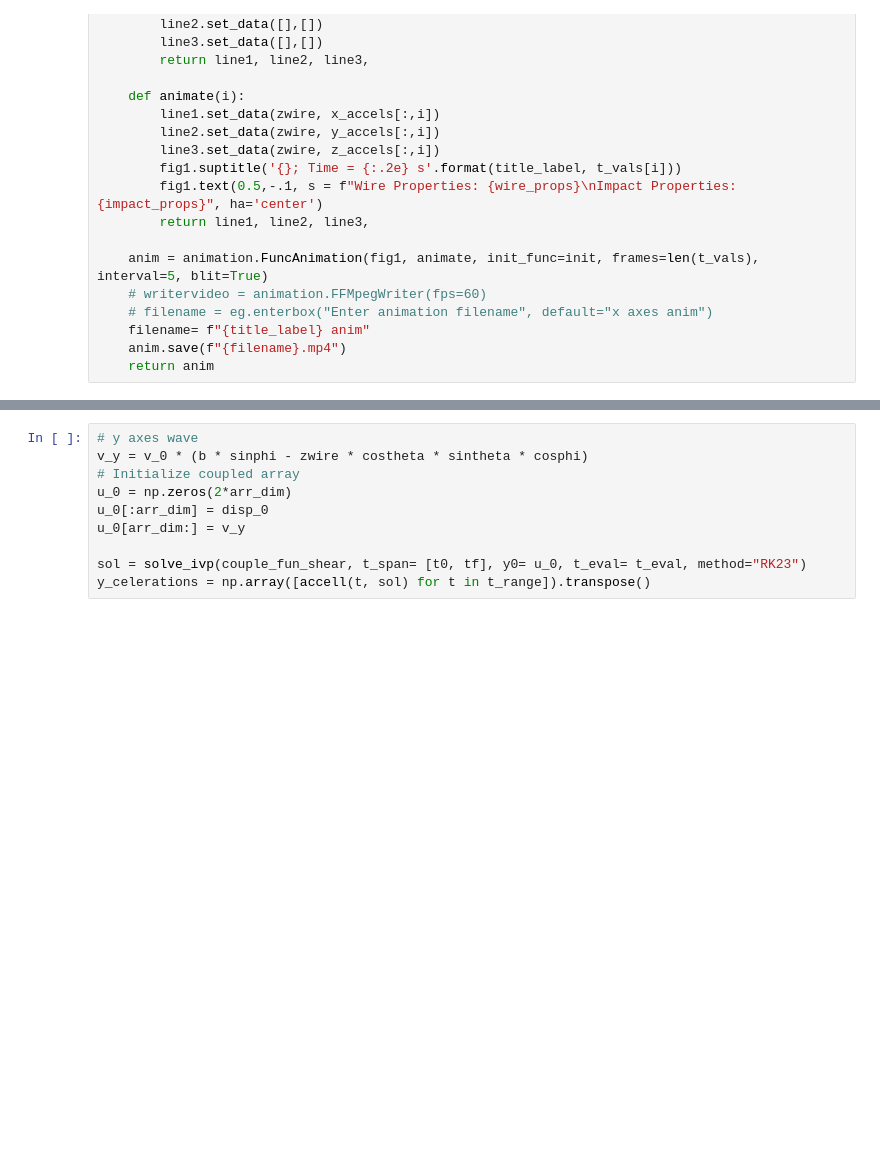
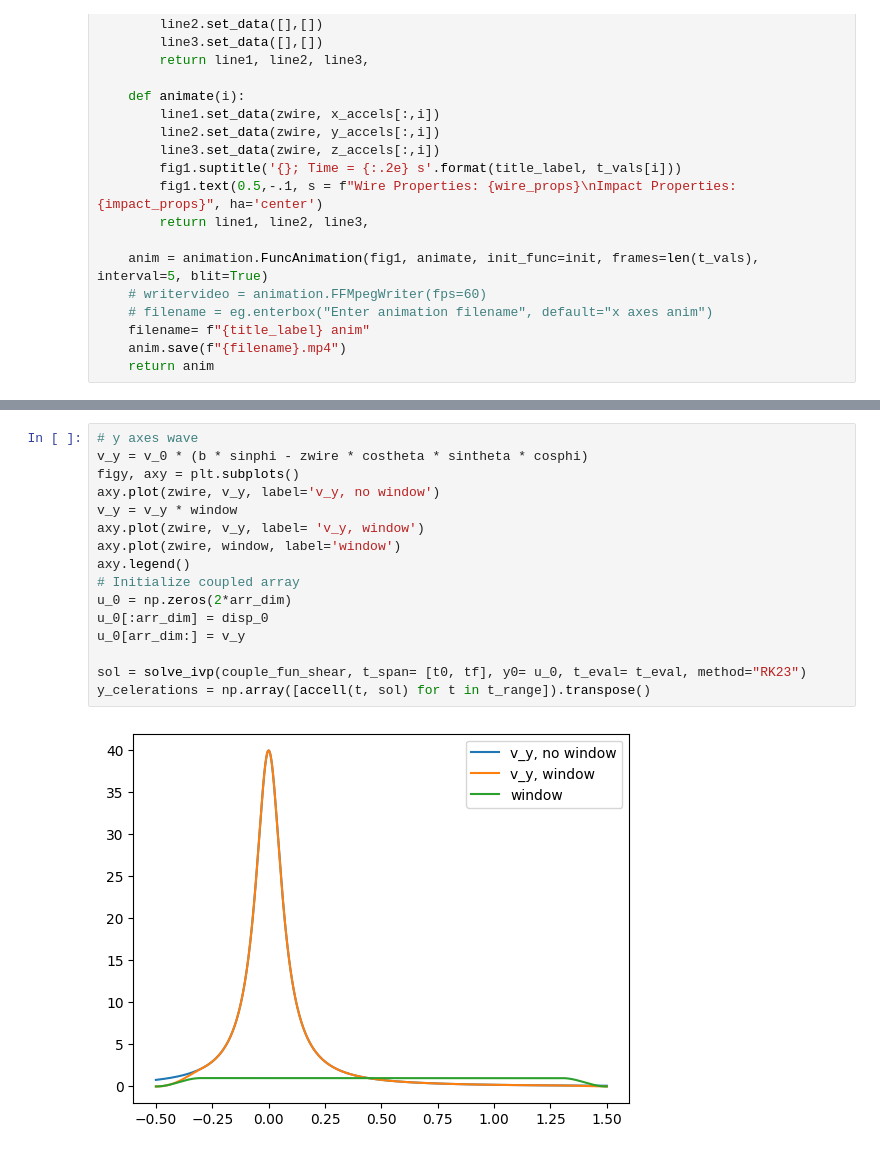
Before and after one commit to tbelvin2000/Phys499code, a Jupyter notebook: GraphSolveAndFuncs.ipynb, the cells around one changed output, grey strips where cells are left out. Saved outputs shown, nothing was run; the diff lists cells and outputs as text; blank space fills up the shorter version.

```diff
--- a/GraphSolveAndFuncs.ipynb
+++ b/GraphSolveAndFuncs.ipynb
@@ -296,13 +306,21 @@ z_celerations = np.array([accell(t, sol) for t in t_range]).transpose()
 # %%
 # y axes wave
 v_y = v_0 * (b * sinphi - zwire * costheta * sintheta * cosphi)
+figy, axy = plt.subplots()
+axy.plot(zwire, v_y, label='v_y, no window')
+v_y = v_y * window
+axy.plot(zwire, v_y, label= 'v_y, window')
+axy.plot(zwire, window, label='window')
+axy.legend()
 # Initialize coupled array
 u_0 = np.zeros(2*arr_dim)
 u_0[:arr_dim] = disp_0
 u_0[arr_dim:] = v_y
 
 sol = solve_ivp(couple_fun_shear, t_span= [t0, tf], y0= u_0, t_eval= t_eval, method="RK23")
 y_celerations = np.array([accell(t, sol) for t in t_range]).transpose()
+# %% [output]
+[figure, added]
 # %%
 # x axes wave
 v_x = v_0 * (b * cosphi + zwire * costheta * sintheta * sinphi)
```
Also changed, not shown: parts of 5 cells of this notebook, 6 other files.
